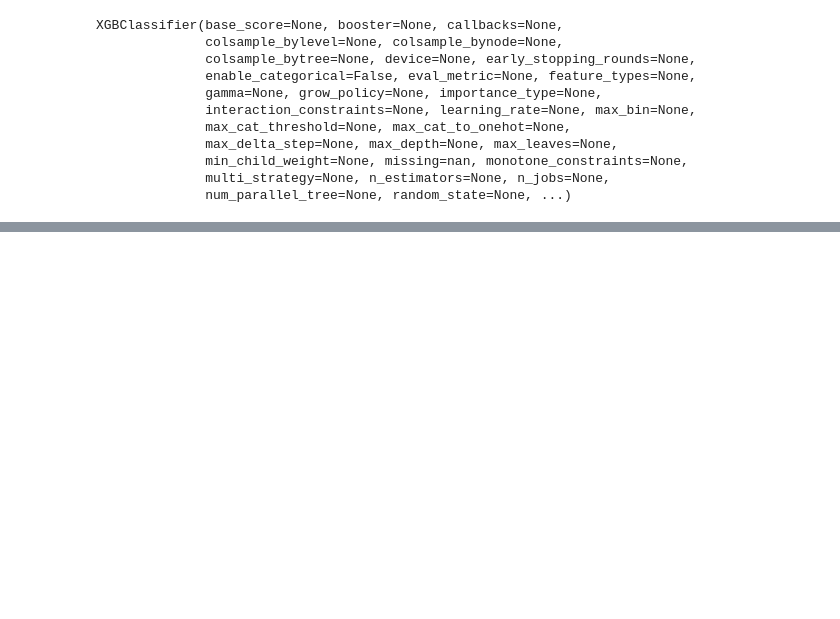
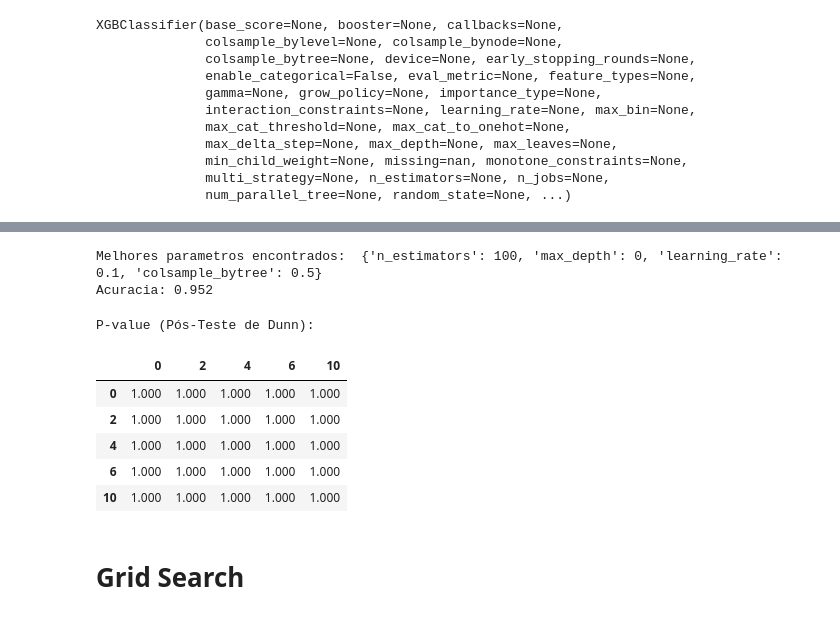
Before and after one commit to GabrielGabes/Machine-Learning-Preditivo, a Jupyter notebook: B5 - XGBoost.ipynb, the cells around one changed output, grey strips where cells are left out. Cells and saved outputs as stored; diff of their text form; code cells hidden in the pictures; blank space fills up the shorter version.

```diff
--- a/B5 - XGBoost.ipynb
+++ b/B5 - XGBoost.ipynb
@@ -238,0 +574,20 @@ plt.show()
+# %%
+print('Melhores parametros encontrados: ', random_search_cv.best_params_)
+print("Acuracia:", random_search_cv.best_score_)
+# %% [output]
+Melhores parametros encontrados:  {'n_estimators': 100, 'max_depth': 0, 'learning_rate': 0.1, 'colsample_bytree': 0.5}
+Acuracia: 0.952
+# %%
+cv_results = pd.DataFrame(random_search_cv.cv_results_)
+pos_teste_numcat(cv_results, 'param_max_depth', 'mean_test_score')
+grafico_numcat(cv_results, 'param_max_depth', 'mean_test_score')
+# %% [output]
+P-value (Pós-Teste de Dunn):
+|  | 0 | 2 | 4 | 6 | 10 |
+| 0 | 1.000 | 1.000 | 1.000 | 1.000 | 1.000 |
+| 2 | 1.000 | 1.000 | 1.000 | 1.000 | 1.000 |
+| 4 | 1.000 | 1.000 | 1.000 | 1.000 | 1.000 |
+| 6 | 1.000 | 1.000 | 1.000 | 1.000 | 1.000 |
+| 10 | 1.000 | 1.000 | 1.000 | 1.000 | 1.000 |
+# %% [markdown]
+# Grid Search
```
Also changed, not shown: parts of 37 cells of this notebook, 3 other files.
